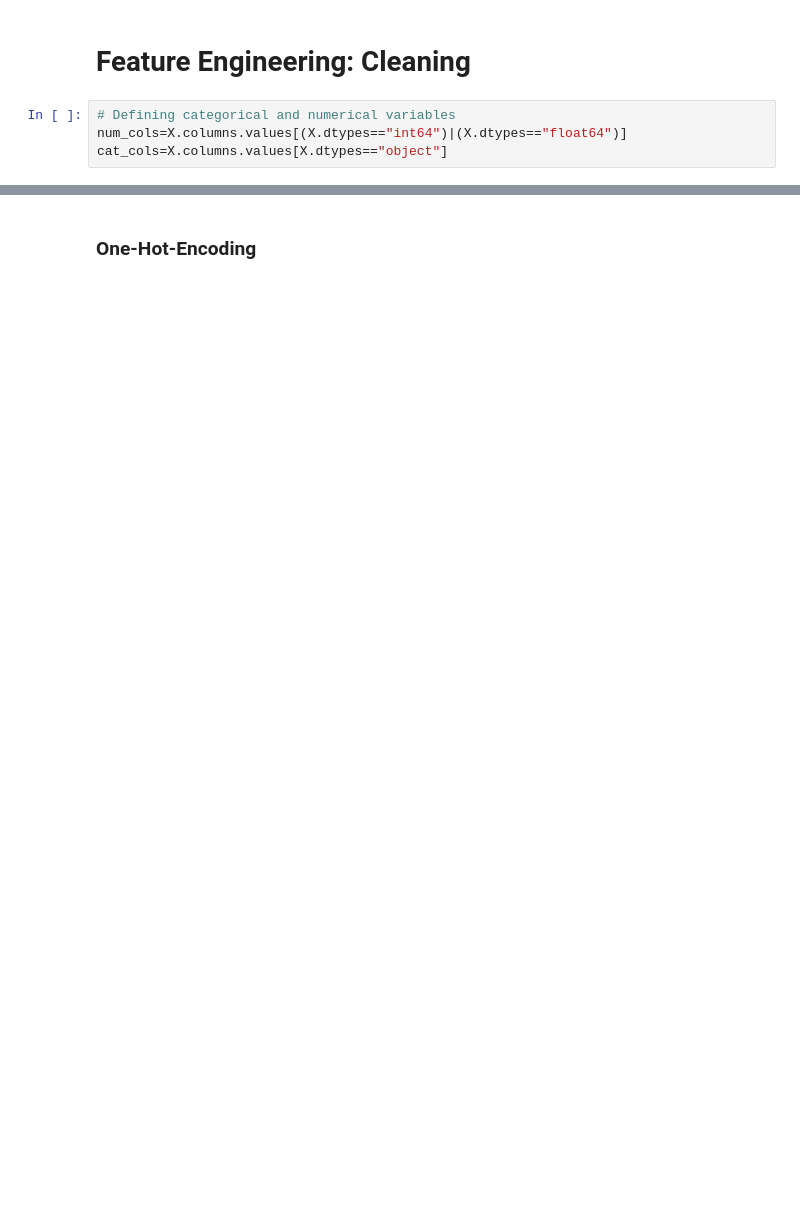
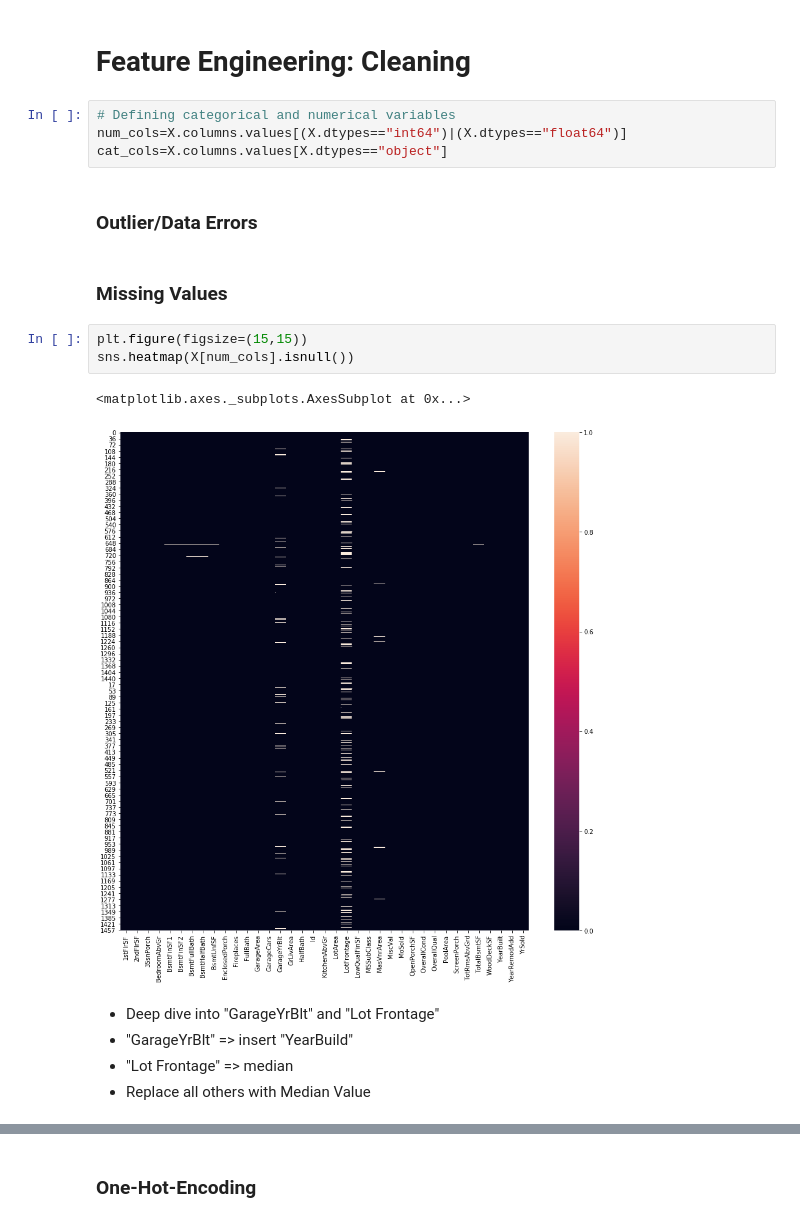
Before and after one commit to dpleus/HousingPrices, a Jupyter notebook: Housing Prices-v2.ipynb, the cells around one changed output, grey strips where cells are left out. Saved outputs shown, nothing was run; the diff lists cells and outputs as text; blank space fills up the shorter version.

```diff
--- a/Housing Prices-v2.ipynb
+++ b/Housing Prices-v2.ipynb
@@ -27,3 +29,18 @@ df.drop("source", axis=1, inplace=True)
 # Defining categorical and numerical variables
 num_cols=X.columns.values[(X.dtypes=="int64")|(X.dtypes=="float64")]
 cat_cols=X.columns.values[X.dtypes=="object"]
+# %% [markdown]
+### Outlier/Data Errors
+# %% [markdown]
+### Missing Values
+# %%
+plt.figure(figsize=(15,15))
+sns.heatmap(X[num_cols].isnull())
+# %% [output]
+<matplotlib.axes._subplots.AxesSubplot at 0x...>
+[figure, added]
+# %% [markdown]
+- Deep dive into "GarageYrBlt" and "Lot Frontage"
+ - "GarageYrBlt" => insert "YearBuild"
+ - "Lot Frontage" => median
+- Replace all others with Median Value
```
Also changed, not shown: parts of 34 cells of this notebook.
